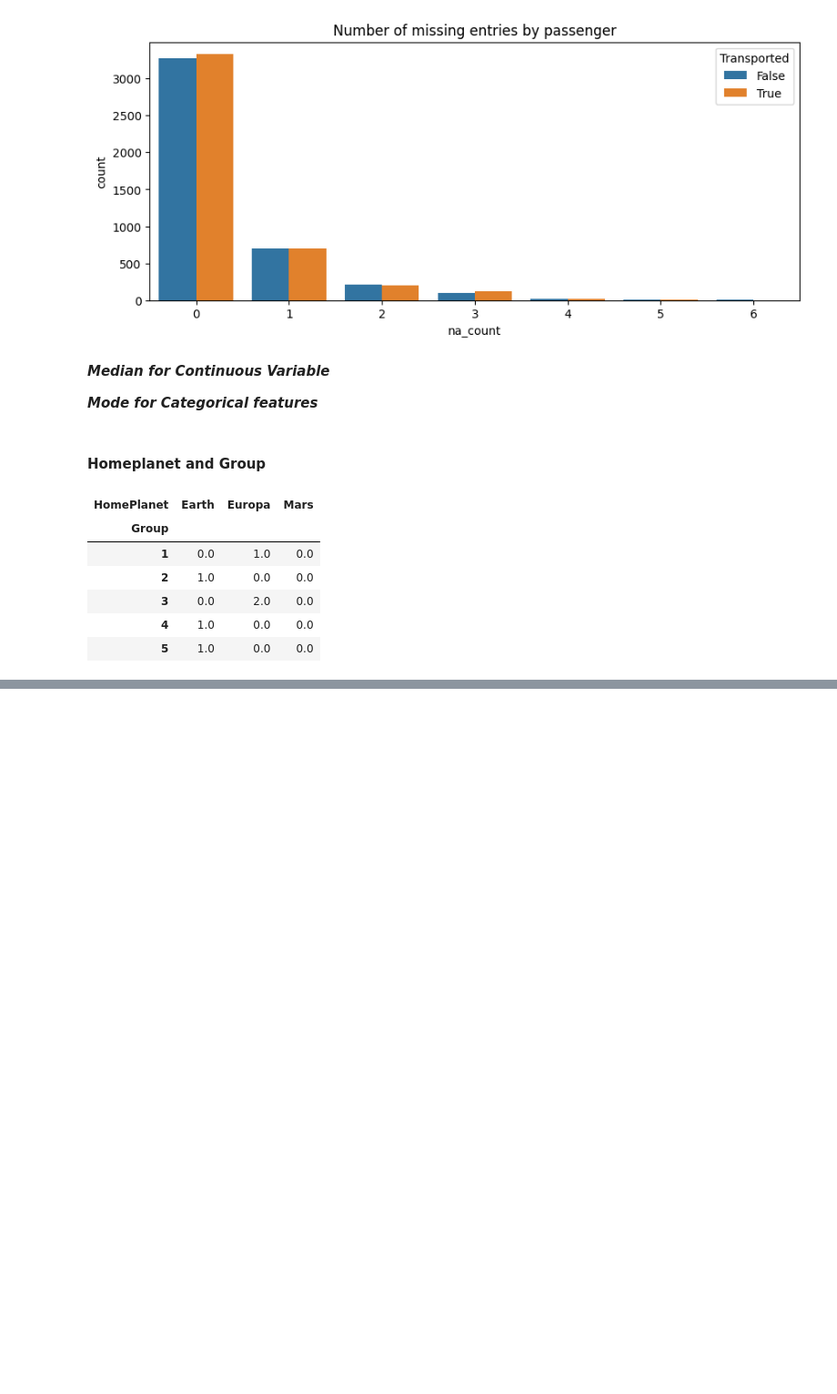
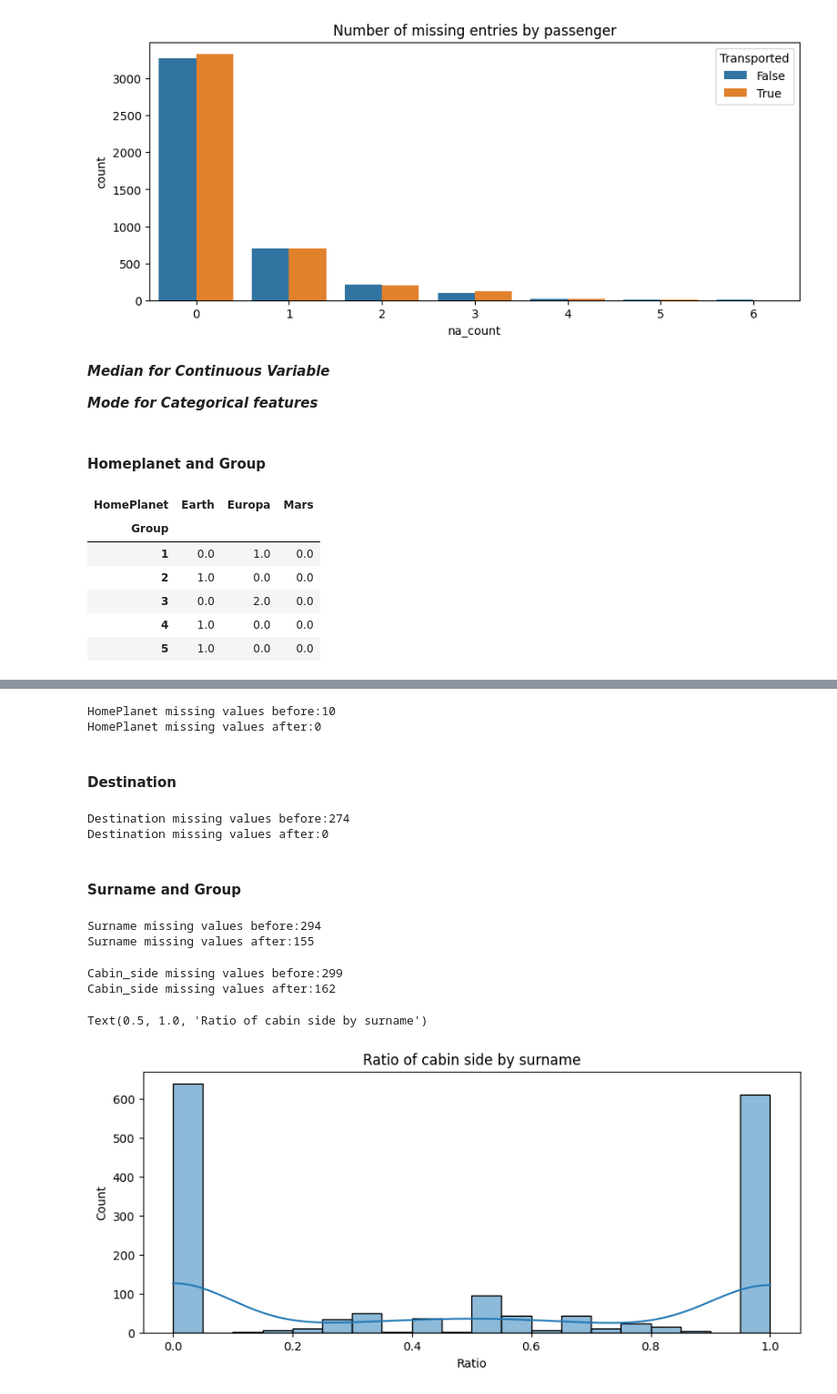
Before and after one commit to hari-2904/space-ship, a Jupyter notebook: notebooks/space-ship.ipynb, the cells around one changed output, grey strips where cells are left out. Shown at 91% size. Saved outputs shown, nothing was run; the diff lists cells and outputs as text; code cells hidden in the pictures; blank space fills up the shorter version.

```diff
--- a/notebooks/space-ship.ipynb
+++ b/notebooks/space-ship.ipynb
@@ -464,0 +567,25 @@ GHP_gb.head()
+# %%
+HP_bef=data['HomePlanet'].isna().sum()
+
+data.loc[(data['HomePlanet'].isna()) & ~(data['Cabin_deck']=='D'), 'HomePlanet']='Earth'
+data.loc[(data['HomePlanet'].isna()) & (data['Cabin_deck']=='D'), 'HomePlanet']='Mars'
+
+print(f'HomePlanet missing values before:{HP_bef}')
+print(f'HomePlanet missing values after:{data['HomePlanet'].isna().sum()}')
+# %% [output]
+HomePlanet missing values before:10
+HomePlanet missing values after:0
+# %% [markdown]
+#### Destination
+# %%
+D_bef=data['Destination'].isna().sum()
+
+data.loc[(data['Destination'].isna()), 'Destination']='TRAPPIST-1e'
+
+print(f'Destination missing values before:{D_bef}')
+print(f'Destination missing values after:{data['Destination'].isna().sum()}')
+# %% [output]
+Destination missing values before:274
+Destination missing values after:0
+# %% [markdown]
+#### Surname and Group
@@ -464,0 +594,47 @@ GHP_gb.head()
+# %%
+SN_bef=data['Surname'].isna().sum()
+
+GSN_index=data[data['Surname'].isna()][(data[data['Surname'].isna()]['Group']).isin(GSN_gb.index)].index
+
+data.loc[GSN_index,'Surname']=data.iloc[GSN_index,:]['Group'].map(lambda x: GSN_gb.idxmax(axis=1)[x])
+
+print(f'Surname missing values before:{SN_bef}')
+print(f'Surname missing values after:{data['Surname'].isna().sum()}')
+# %% [output]
+Surname missing values before:294
+Surname missing values after:155
+# %%
+data['Surname'].fillna('Unknown', inplace=True)
+
+data['Family_size']=data['Surname'].map(lambda x: data['Surname'].value_counts()[x])
+
+data.loc[data['Surname']=='Unknown','Surname']=np.nan
+
+data.loc[data['Family_size']>100,'Family_size']=0
+# %%
+GCD_gb=data[data['Group_size']>1].groupby(['Group','Cabin_deck'])['Cabin_deck'].size().unstack().fillna(0)
+GCN_gb=data[data['Group_size']>1].groupby(['Group','Cabin_number'])['Cabin_number'].size().unstack().fillna(0)
+GCS_gb=data[data['Group_size']>1].groupby(['Group','Cabin_side'])['Cabin_side'].size().unstack().fillna(0)
+# %%
+CS_bef=data['Cabin_side'].isna().sum()
+
+GCS_index=data[data['Cabin_side'].isna()][(data[data['Cabin_side'].isna()]['Group']).isin(GCS_gb.index)].index
+
+data.loc[GCS_index,'Cabin_side']=data.iloc[GCS_index,:]['Group'].map(lambda x: GCS_gb.idxmax(axis=1)[x])
+
+print(f'Cabin_side missing values before:{CS_bef}')
+print(f'Cabin_side missing values after:{data['Cabin_side'].isna().sum()}')
+# %% [output]
+Cabin_side missing values before:299
+Cabin_side missing values after:162
+# %%
+SCS_gb=data[data['Group_size']>1].groupby(['Surname','Cabin_side'])['Cabin_side'].size().unstack().fillna(0)
+
+SCS_gb['Ratio']=SCS_gb['P']/(SCS_gb['P']+SCS_gb['S'])
+
+plt.figure(figsize=(10,4))
+sns.histplot(SCS_gb['Ratio'], kde=True, binwidth=0.05)
+plt.title('Ratio of cabin side by surname')
+# %% [output]
+Text(0.5, 1.0, 'Ratio of cabin side by surname')
+[figure, added]
```
Also changed, not shown: parts of 66 cells of this notebook, 5 other files.
